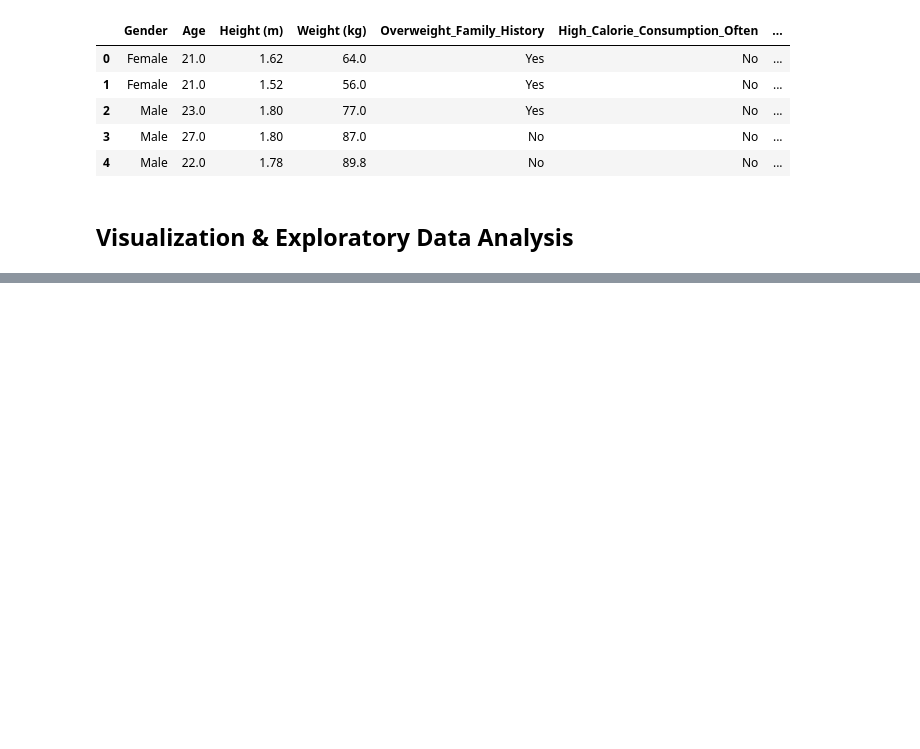
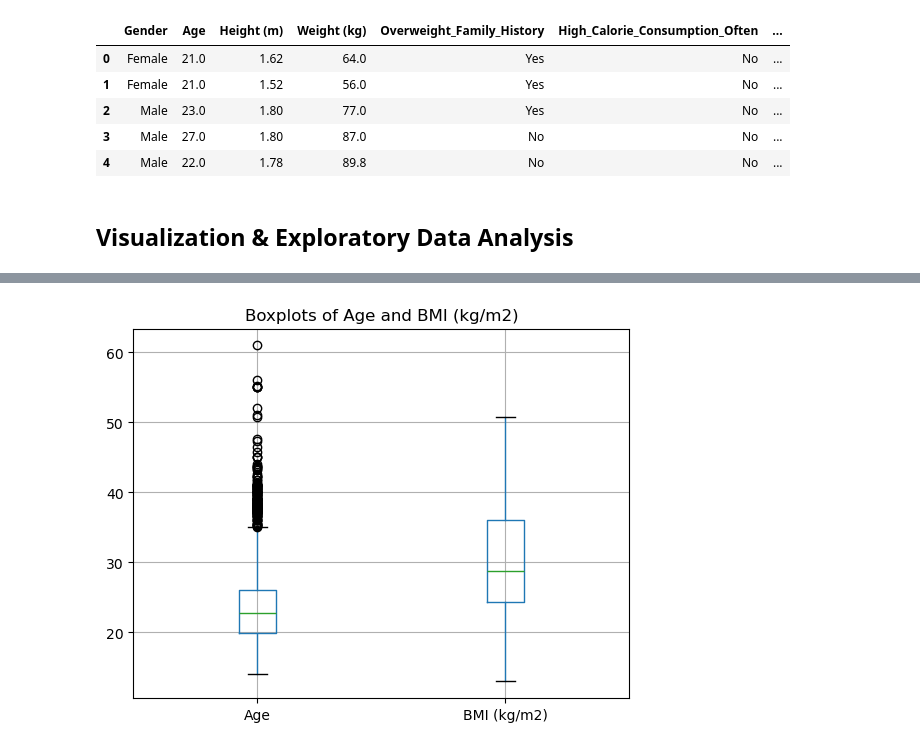
Before and after one commit to natalieseah/MLFinalProject, a Jupyter notebook: DS 6021 Final Project.ipynb, the cells around one changed output, grey strips where cells are left out. Cells and saved outputs as stored; diff of their text form; code cells hidden in the pictures; blank space fills up the shorter version.

```diff
--- a/DS 6021 Final Project.ipynb
+++ b/DS 6021 Final Project.ipynb
@@ -58,0 +97,6 @@ df.head(5)
+# %%
+df[['Age', 'BMI (kg/m2)']].boxplot()
+plt.title('Boxplots of Age and BMI (kg/m2)')
+plt.show()
+# %% [output]
+[figure, added]
```
Also changed, not shown: parts of 11 cells of this notebook.
